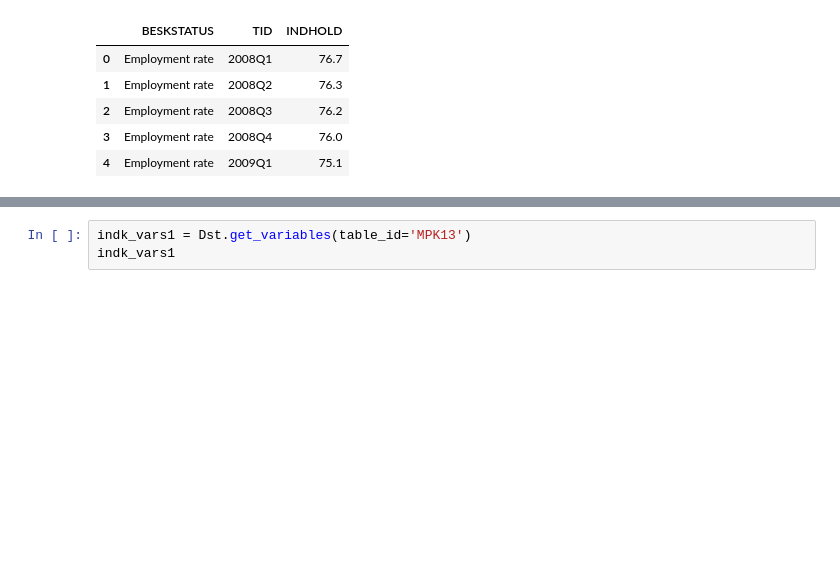
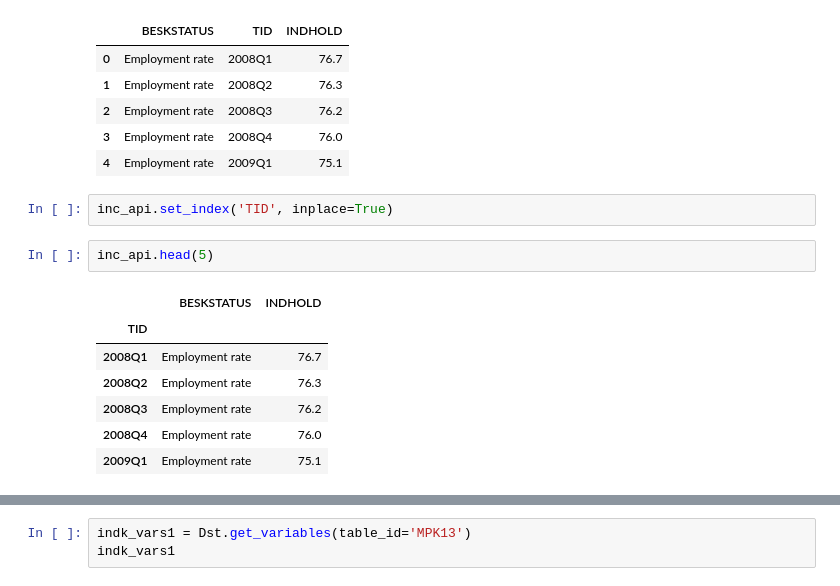
Before and after one commit to JonaDelaney/projects-2022-mmf, a Jupyter notebook: dataproject/Maiwand.ipynb, the cells around one changed output, grey strips where cells are left out. Cells and saved outputs as stored; diff of their text form; blank space fills up the shorter version.

Commit message:
Changed index to time

```diff
--- a/dataproject/Maiwand.ipynb
+++ b/dataproject/Maiwand.ipynb
@@ -93,6 +93,18 @@ inc_api.head(5)
 | 2 | Employment rate | 2008Q3 | 76.2 |
 | 3 | Employment rate | 2008Q4 | 76.0 |
 | 4 | Employment rate | 2009Q1 | 75.1 |
+# %%
+inc_api.set_index('TID', inplace=True)
+# %%
+inc_api.head(5)
+# %% [output]
+|  | BESKSTATUS | INDHOLD |
+| TID |  |  |
+| 2008Q1 | Employment rate | 76.7 |
+| 2008Q2 | Employment rate | 76.3 |
+| 2008Q3 | Employment rate | 76.2 |
+| 2008Q4 | Employment rate | 76.0 |
+| 2009Q1 | Employment rate | 75.1 |
 # %%
 tables = Dst.get_tables(subjects=['3'])
 print(type(tables))
```
Also changed, not shown: parts of 6 cells of this notebook.
